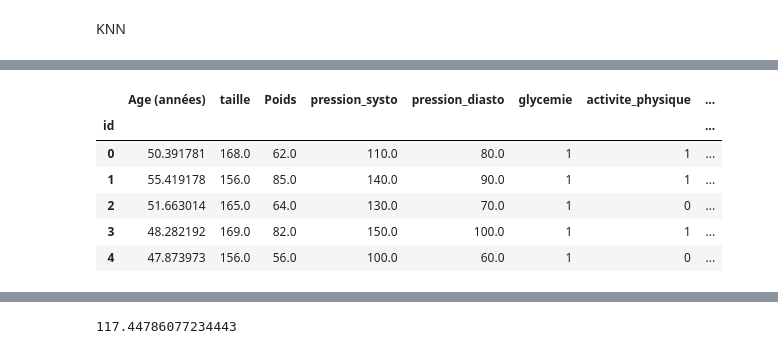
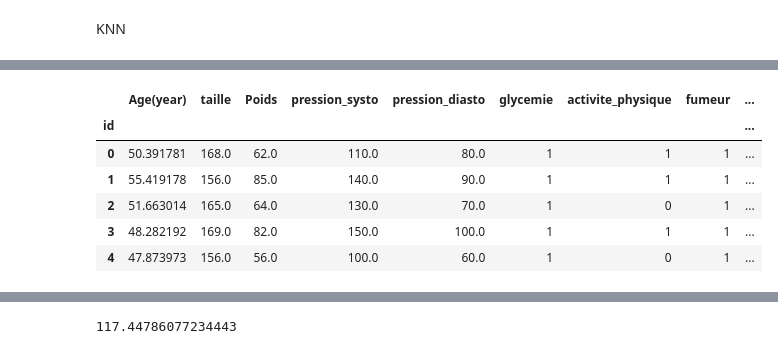
Before and after one commit to alaincrenner/heart_attack, a Jupyter notebook: MaladieCardiaque_SVM.ipynb, the cells around one changed output, grey strips where cells are left out. Saved outputs shown, nothing was run; the diff lists cells and outputs as text; code cells hidden in the pictures.

```diff
--- a/MaladieCardiaque_SVM.ipynb
+++ b/MaladieCardiaque_SVM.ipynb
@@ -145,0 +97,9 @@ maladie['malade_binaire'] = maladie['malade'].map({'non': 0, 'oui': 1})
+# %%
+label_encoder_sex = LabelEncoder()
+label_encoder_bin = LabelEncoder()
+
+# Encodage binaire des données catégorielles
+maladie['genre'] = label_encoder_sex.fit_transform(maladie['genre'])
+maladie['conso_alco'] = label_encoder_bin.fit_transform(maladie['conso_alco'])
+maladie['fumeur'] = label_encoder_bin.fit_transform(maladie['fumeur'])
+maladie['malade'] = label_encoder_bin.fit_transform(maladie['malade'])
@@ -154,16 +152,18 @@ Séparation des individus en tranche d'âge
 # %%
 bins = [0, 18, 35, 50, 70, float('inf')]
 labels = ['0-18', '19-35', '36-50', '51-70', '70+']
-maladie['Age_Categorie'] = pd.cut(maladie['Age (années)'], bins=bins, labels=labels, include_lowest=True)
+maladie['Age_Categorie'] = pd.cut(maladie['Age(year)'], bins=bins, labels=labels, include_lowest=True)
 # %%
 maladie['Ratio_Poids_Taille'] = maladie['Poids'] / (maladie['taille'] / 100)
 # %%
 conditions = [
-    (maladie['pression_systo'] < 120) & (maladie['pression_diasto'] < 80),
-    (maladie['pression_systo'] >= 120) & (maladie['pression_systo'] < 130) & (maladie['pression_diasto'] < 80),
-    (maladie['pression_systo'] >= 130) | (maladie['pression_diasto'] >= 80)
+    (maladie['pression_systo'] < 90) & (maladie['pression_diasto'] < 60),  # Hypotension
+    (maladie['pression_systo'] >= 90) & (maladie['pression_systo'] < 115) & (maladie['pression_diasto'] < 75),  # Hypotension légère
+    (maladie['pression_systo'] >= 115) & (maladie['pression_systo'] < 120) & (maladie['pression_diasto'] < 80),  # Normale
+    (maladie['pression_systo'] >= 120) & (maladie['pression_systo'] < 140) & (maladie['pression_diasto'] < 90),  # Hypertension légère
+    (maladie['pression_systo'] >= 140) | (maladie['pression_diasto'] >= 90)  # Hypertension
 ]
-labels = ['Normale', 'Hypertension Légère', 'Hypertension']
+labels = ['Hypotension', 'Hypotension Légère', 'Normale', 'Hypertension Légère', 'Hypertension']
 maladie['Pression_Arterielle_Categorie'] = np.select(conditions, labels, default='Inconnu')
 # %%
 maladie.head()
@@ -181,7 +180,7 @@ Détéctions des outliners
 # %%
 # Boxplot des outliners
 
-var_num = ['taille', 'Poids', 'pression_systo', 'pression_diasto', "Age (années)", 'IMC', "Ratio_Poids_Taille"]
+var_num = ['taille', 'Poids', 'pression_systo', 'pression_diasto', "Age(year)", 'IMC', "Ratio_Poids_Taille"]
 maladie[var_num] = maladie[var_num].apply(pd.to_numeric, errors='coerce', axis=1)
 
 sns.set(style='whitegrid')
@@ -192,7 +191,7 @@ x = sns.boxplot(data=maladie,
                        palette='Set3',
                        linewidth=1.2,
                        fliersize=2,
-                       order=['taille', 'Poids', 'pression_systo', 'pression_diasto', "Age (années)",'IMC', "Ratio_Poids_Taille"],
+                       order=['taille', 'Poids', 'pression_systo', 'pression_diasto', "Age(year)",'IMC', "Ratio_Poids_Taille"],
                        flierprops=dict(marker='o', markersize=4))
 
 font_color = '#525252'
@@ -407,12 +476,12 @@ maladie.head()
 # %%
-data_col = maladie[['Age (années)','taille','Poids','pression_systo','pression_diasto','glycemie','activite_physique','fumeur_binaire','conso_alco_binaire','malade_binaire','genre_binaire']]
+data_col = maladie[['Age(year)','taille','Poids','pression_systo','pression_diasto','glycemie','activite_physique','fumeur','conso_alco','malade','genre']]
 data_col.head()
 # %% [output]
-|  | Age (années) | taille | Poids | pression_systo | pression_diasto | glycemie | activite_physique | ... |
-| id |  |  |  |  |  |  |  | ... |
-| 0 | 50.391781 | 168.0 | 62.0 | 110.0 | 80.0 | 1 | 1 | ... |
-| 1 | 55.419178 | 156.0 | 85.0 | 140.0 | 90.0 | 1 | 1 | ... |
-| 2 | 51.663014 | 165.0 | 64.0 | 130.0 | 70.0 | 1 | 0 | ... |
-| 3 | 48.282192 | 169.0 | 82.0 | 150.0 | 100.0 | 1 | 1 | ... |
-| 4 | 47.873973 | 156.0 | 56.0 | 100.0 | 60.0 | 1 | 0 | ... |
+|  | Age(year) | taille | Poids | pression_systo | pression_diasto | glycemie | activite_physique | fumeur | ... |
+| id |  |  |  |  |  |  |  |  | ... |
+| 0 | 50.391781 | 168.0 | 62.0 | 110.0 | 80.0 | 1 | 1 | 1 | ... |
+| 1 | 55.419178 | 156.0 | 85.0 | 140.0 | 90.0 | 1 | 1 | 1 | ... |
+| 2 | 51.663014 | 165.0 | 64.0 | 130.0 | 70.0 | 1 | 0 | 1 | ... |
+| 3 | 48.282192 | 169.0 | 82.0 | 150.0 | 100.0 | 1 | 1 | 1 | ... |
+| 4 | 47.873973 | 156.0 | 56.0 | 100.0 | 60.0 | 1 | 0 | 1 | ... |
 # %%
```
Also changed, not shown: parts of 29 cells of this notebook.
